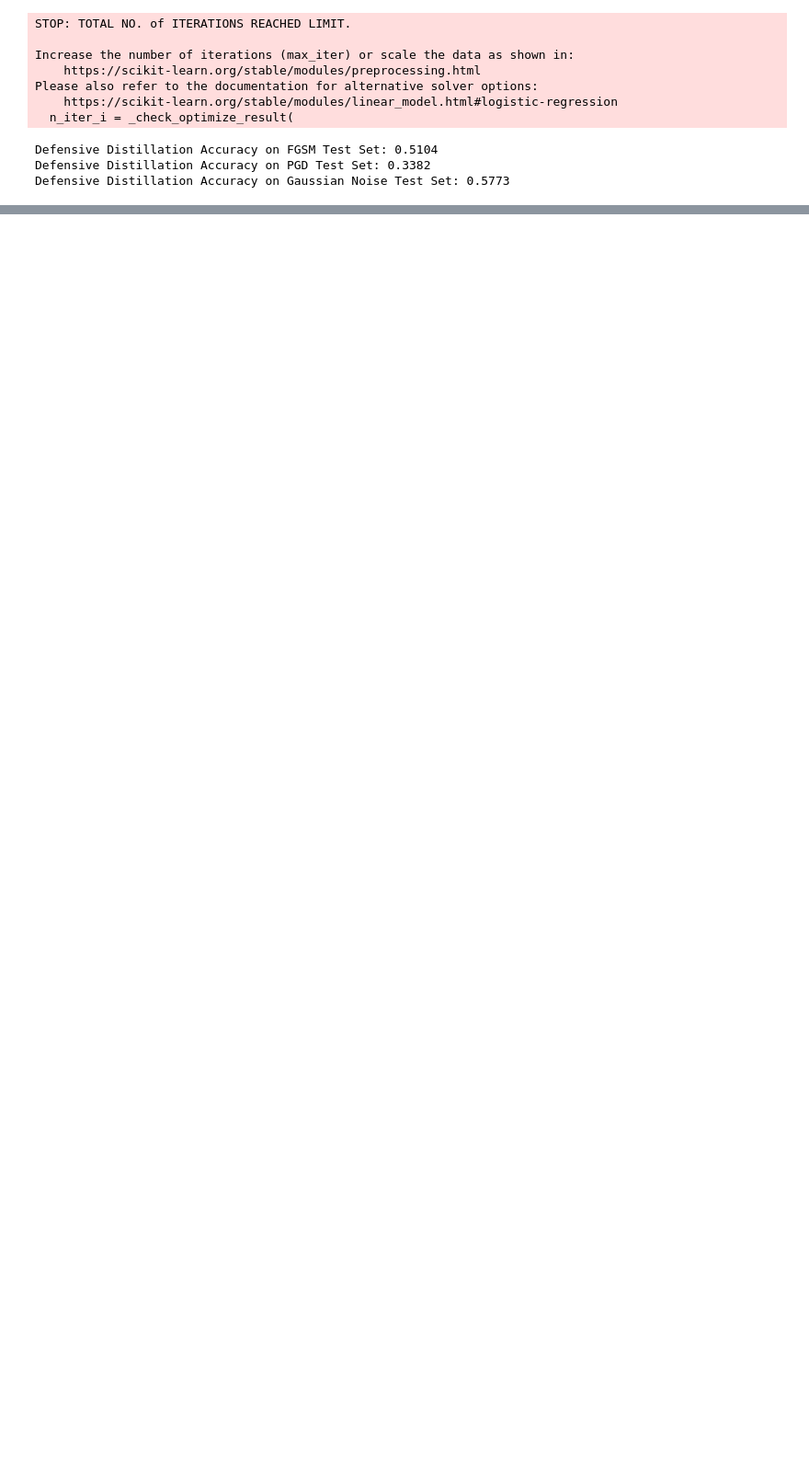
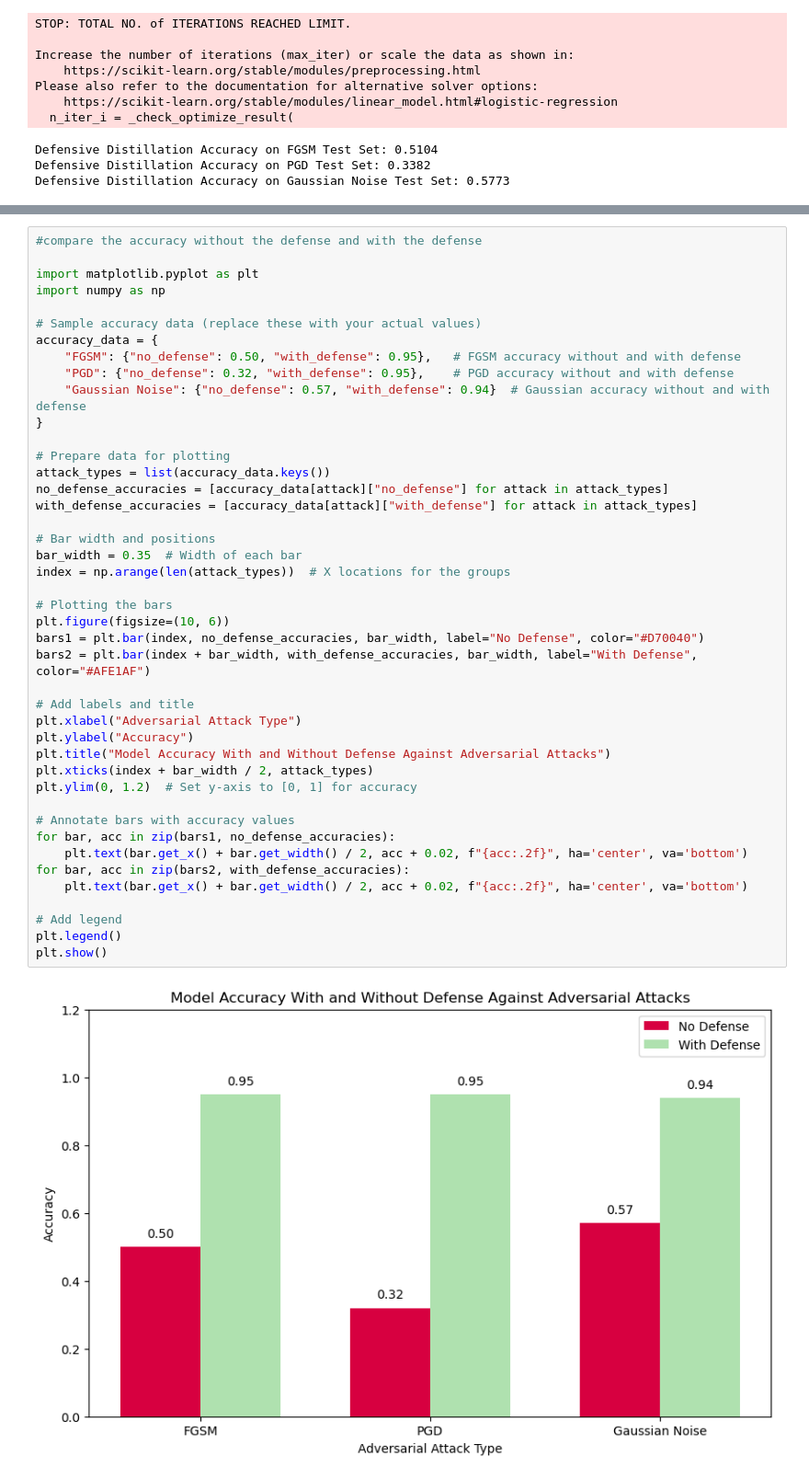
Before and after one commit to alex-kh465/Adversarial_Attack_and_Defense, a Jupyter notebook: rf_adv.ipynb, the cells around one changed output, grey strips where cells are left out. Shown at 92% size. Saved outputs shown, nothing was run; the diff lists cells and outputs as text; blank space fills up the shorter version.

```diff
--- a/rf_adv.ipynb
+++ b/rf_adv.ipynb
@@ -293,0 +295,45 @@ plt.show()
+# %%
+#compare the accuracy without the defense and with the defense
+
+import matplotlib.pyplot as plt
+import numpy as np
+
+# Sample accuracy data (replace these with your actual values)
+accuracy_data = {
+    "FGSM": {"no_defense": 0.50, "with_defense": 0.95},   # FGSM accuracy without and with defense
+    "PGD": {"no_defense": 0.32, "with_defense": 0.95},    # PGD accuracy without and with defense
+    "Gaussian Noise": {"no_defense": 0.57, "with_defense": 0.94}  # Gaussian accuracy without and with defense
+}
+
+# Prepare data for plotting
+attack_types = list(accuracy_data.keys())
+no_defense_accuracies = [accuracy_data[attack]["no_defense"] for attack in attack_types]
+with_defense_accuracies = [accuracy_data[attack]["with_defense"] for attack in attack_types]
+
+# Bar width and positions
+bar_width = 0.35  # Width of each bar
+index = np.arange(len(attack_types))  # X locations for the groups
+
+# Plotting the bars
+plt.figure(figsize=(10, 6))
+bars1 = plt.bar(index, no_defense_accuracies, bar_width, label="No Defense", color="#D70040")
+bars2 = plt.bar(index + bar_width, with_defense_accuracies, bar_width, label="With Defense", color="#AFE1AF")
+
+# Add labels and title
+plt.xlabel("Adversarial Attack Type")
+plt.ylabel("Accuracy")
+plt.title("Model Accuracy With and Without Defense Against Adversarial Attacks")
+plt.xticks(index + bar_width / 2, attack_types)
+plt.ylim(0, 1.2)  # Set y-axis to [0, 1] for accuracy
+
+# Annotate bars with accuracy values
+for bar, acc in zip(bars1, no_defense_accuracies):
+    plt.text(bar.get_x() + bar.get_width() / 2, acc + 0.02, f"{acc:.2f}", ha='center', va='bottom')
+for bar, acc in zip(bars2, with_defense_accuracies):
+    plt.text(bar.get_x() + bar.get_width() / 2, acc + 0.02, f"{acc:.2f}", ha='center', va='bottom')
+
+# Add legend
+plt.legend()
+plt.show()
+# %% [output]
+[figure, added]
```
Also changed, not shown: parts of 1 cell of this notebook, 2 other files.
